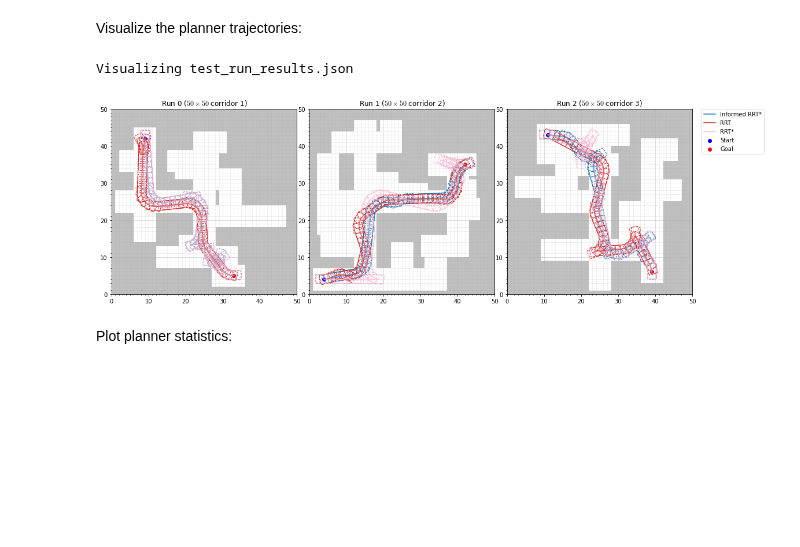
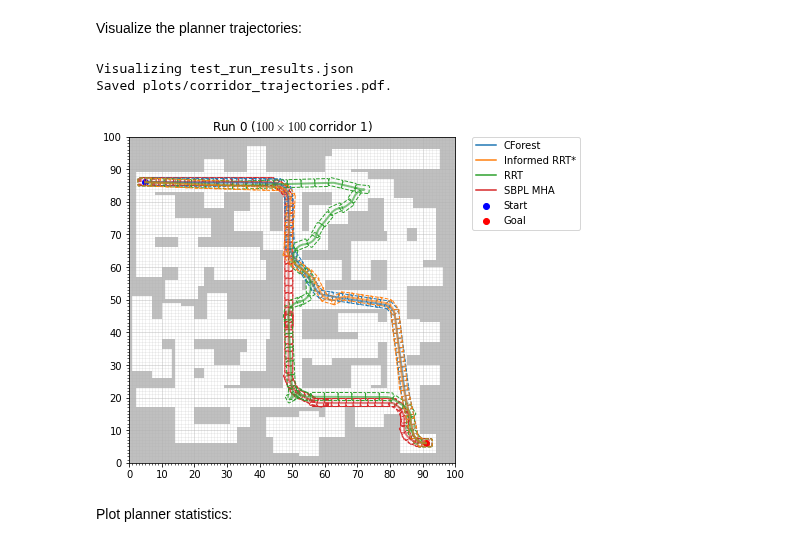
Before and after one commit to robot-motion/bench-mr, a Jupyter notebook: plotting/Timing Details.ipynb, the cells around one changed output. Drawn from its saved outputs; the diff is of its cells as text; code cells hidden in the pictures; blank space fills up the shorter version.

```diff
--- a/plotting/Timing Details.ipynb
+++ b/plotting/Timing Details.ipynb
@@ -51,11 +51,12 @@ mpb.print_info()
 ++++++++++++++++++++++++++++++++++++++++++++++++++++++++++++++++++
 # %% [markdown]
 Visualize the planner trajectories:
-# %%
-mpb.visualize_trajectories()
-# %% [output]
-Visualizing test_run_results.json
-[figure, removed]
+# %%
+mpb.visualize_trajectories(combine_views=False, save_file='plots/corridor_trajectories.pdf', num_colors=9, run_id='0')
+# %% [output]
+Visualizing test_run_results.json
+Saved plots/corridor_trajectories.pdf.
+[figure, added]
 # %% [markdown]
 Plot planner statistics:
 # %%
```
Also changed, not shown: parts of 3 cells of this notebook, 1 other file.
